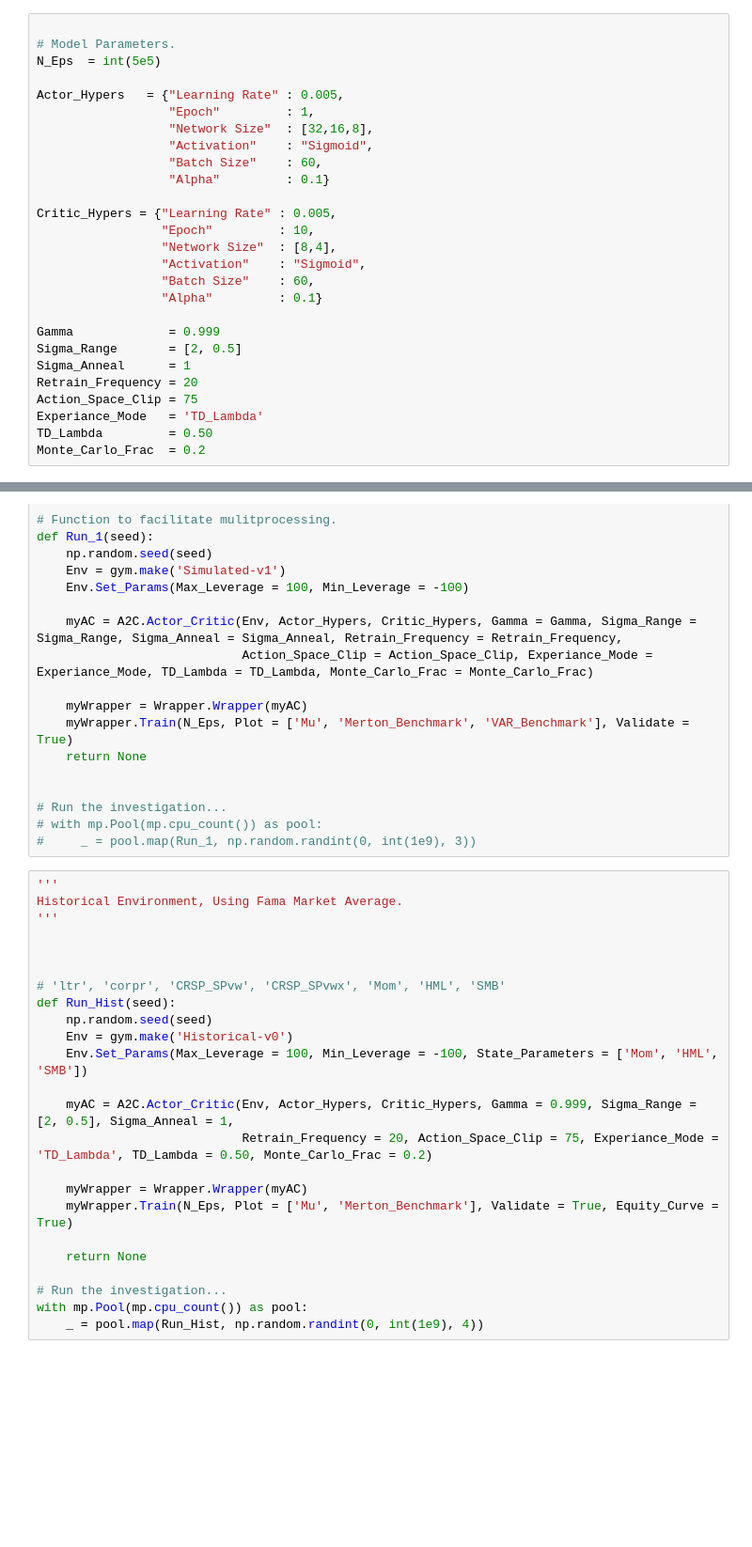
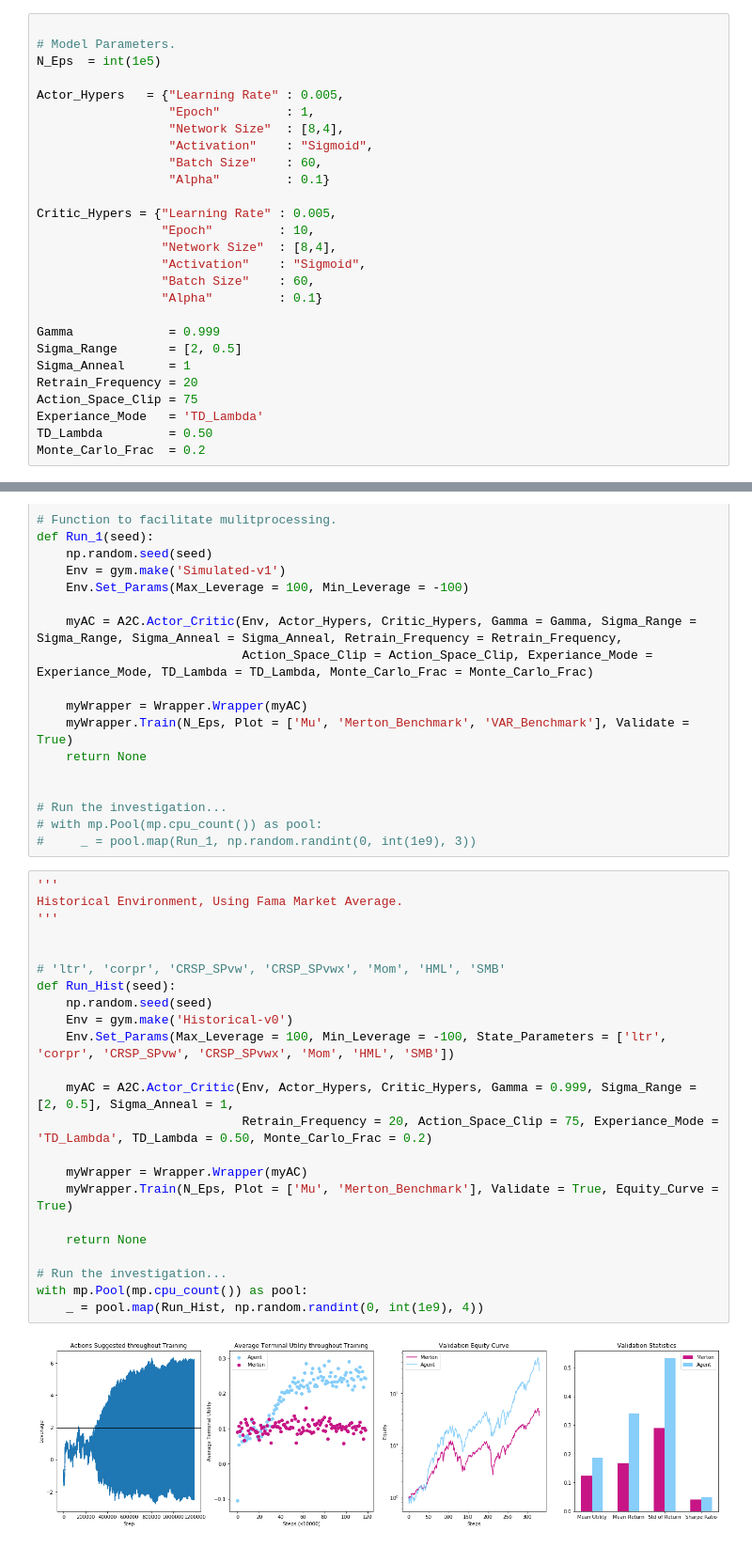
Before and after one commit to ansgarw/rl-portfolio, a Jupyter notebook: Stable Agents/Actor Critic.ipynb, the cells around one changed output, grey strips where cells are left out. Shown at 94% size. Cells and saved outputs as stored; diff of their text form; blank space fills up the shorter version.

```diff
--- a/Stable Agents/Actor Critic.ipynb
+++ b/Stable Agents/Actor Critic.ipynb
@@ -84,11 +84,11 @@ pass
 # %%
 
 # Model Parameters.
-N_Eps  = int(5e5)
+N_Eps  = int(1e5)
 
 Actor_Hypers   = {"Learning Rate" : 0.005,
                   "Epoch"         : 1,
-                  "Network Size"  : [32,16,8],
+                  "Network Size"  : [8,4],
                   "Activation"    : "Sigmoid",
                   "Batch Size"    : 60,
                   "Alpha"         : 0.1}
@@ -155,24 +155,25 @@ def Run_1(seed):
 # %%
 '''
 Historical Environment, Using Fama Market Average.
 '''
 
 
-
 # 'ltr', 'corpr', 'CRSP_SPvw', 'CRSP_SPvwx', 'Mom', 'HML', 'SMB'
 def Run_Hist(seed):
     np.random.seed(seed)
     Env = gym.make('Historical-v0')
-    Env.Set_Params(Max_Leverage = 100, Min_Leverage = -100, State_Parameters = ['Mom', 'HML', 'SMB'])
+    Env.Set_Params(Max_Leverage = 100, Min_Leverage = -100, State_Parameters = ['ltr', 'corpr', 'CRSP_SPvw', 'CRSP_SPvwx', 'Mom', 'HML', 'SMB'])
 
     myAC = A2C.Actor_Critic(Env, Actor_Hypers, Critic_Hypers, Gamma = 0.999, Sigma_Range = [2, 0.5], Sigma_Anneal = 1,
                             Retrain_Frequency = 20, Action_Space_Clip = 75, Experiance_Mode = 'TD_Lambda', TD_Lambda = 0.50, Monte_Carlo_Frac = 0.2)
 
     myWrapper = Wrapper.Wrapper(myAC)
     myWrapper.Train(N_Eps, Plot = ['Mu', 'Merton_Benchmark'], Validate = True, Equity_Curve = True)
 
     return None
 
 # Run the investigation...
 with mp.Pool(mp.cpu_count()) as pool:
     _ = pool.map(Run_Hist, np.random.randint(0, int(1e9), 4))
+# %% [output]
+[figure, added]
```
Also changed, not shown: parts of 1 cell of this notebook, 2 other files.
